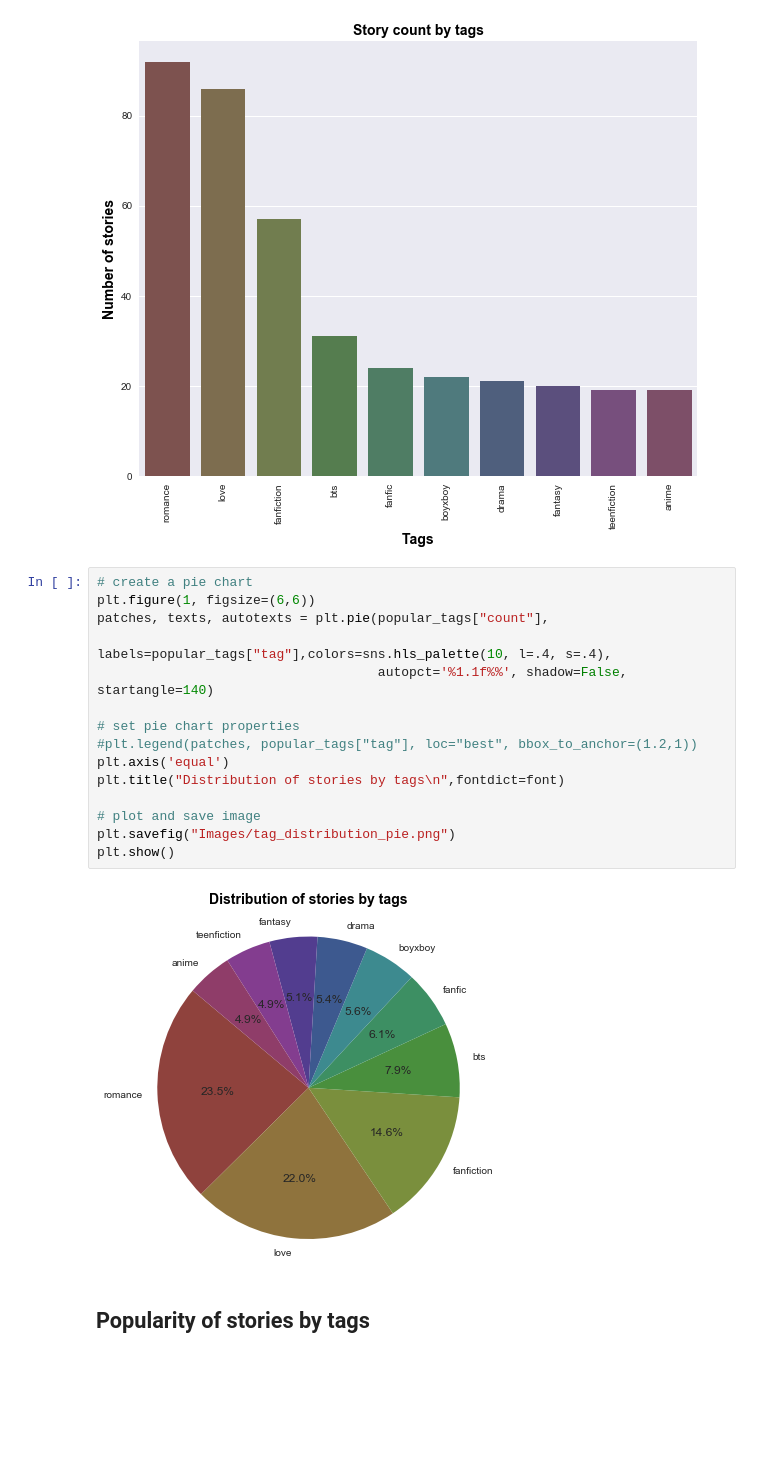
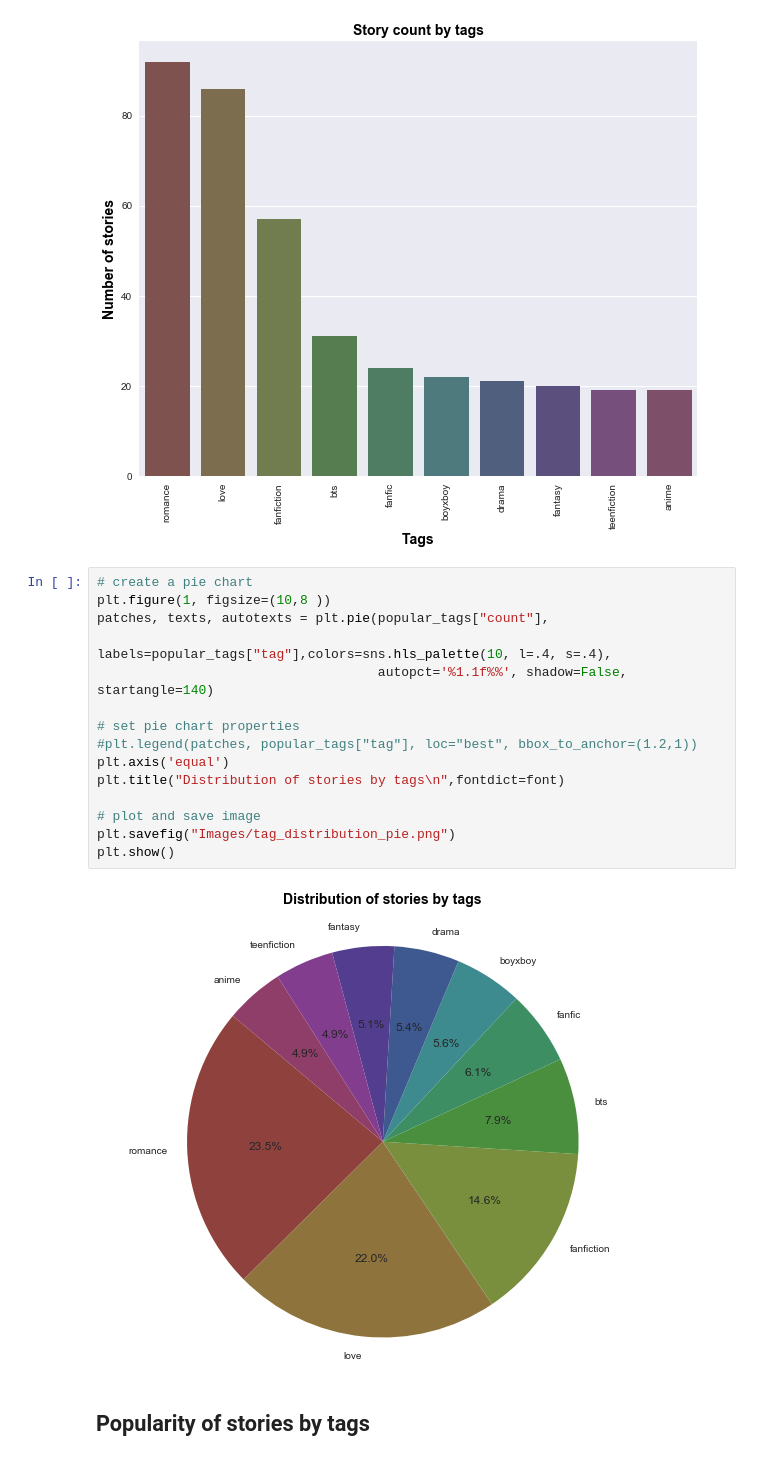
Before and after one commit to rupalimayekar/ProjectWattpad, a Jupyter notebook: WattpadAnalysis.ipynb, the cells around one changed output. Drawn from its saved outputs; the diff is of its cells as text; blank space fills up the shorter version.

```diff
--- a/WattpadAnalysis.ipynb
+++ b/WattpadAnalysis.ipynb
@@ -255,21 +255,21 @@ plt.show()
 [figure]
 # %%
 # create a pie chart
-plt.figure(1, figsize=(6,6))
+plt.figure(1, figsize=(10,8 ))
 patches, texts, autotexts = plt.pie(popular_tags["count"],
                                     labels=popular_tags["tag"],colors=sns.hls_palette(10, l=.4, s=.4),
                                     autopct='%1.1f%%', shadow=False, startangle=140)
 
 # set pie chart properties
 #plt.legend(patches, popular_tags["tag"], loc="best", bbox_to_anchor=(1.2,1))
 plt.axis('equal')
 plt.title("Distribution of stories by tags\n",fontdict=font)
 
 # plot and save image
 plt.savefig("Images/tag_distribution_pie.png")
 plt.show()
 # %% [output]
-[figure, old version]
+[figure, new version]
 # %% [markdown]
 ## Popularity of stories by tags
 # %%
```
Also changed, not shown: parts of 3 cells of this notebook, 4 other files.
